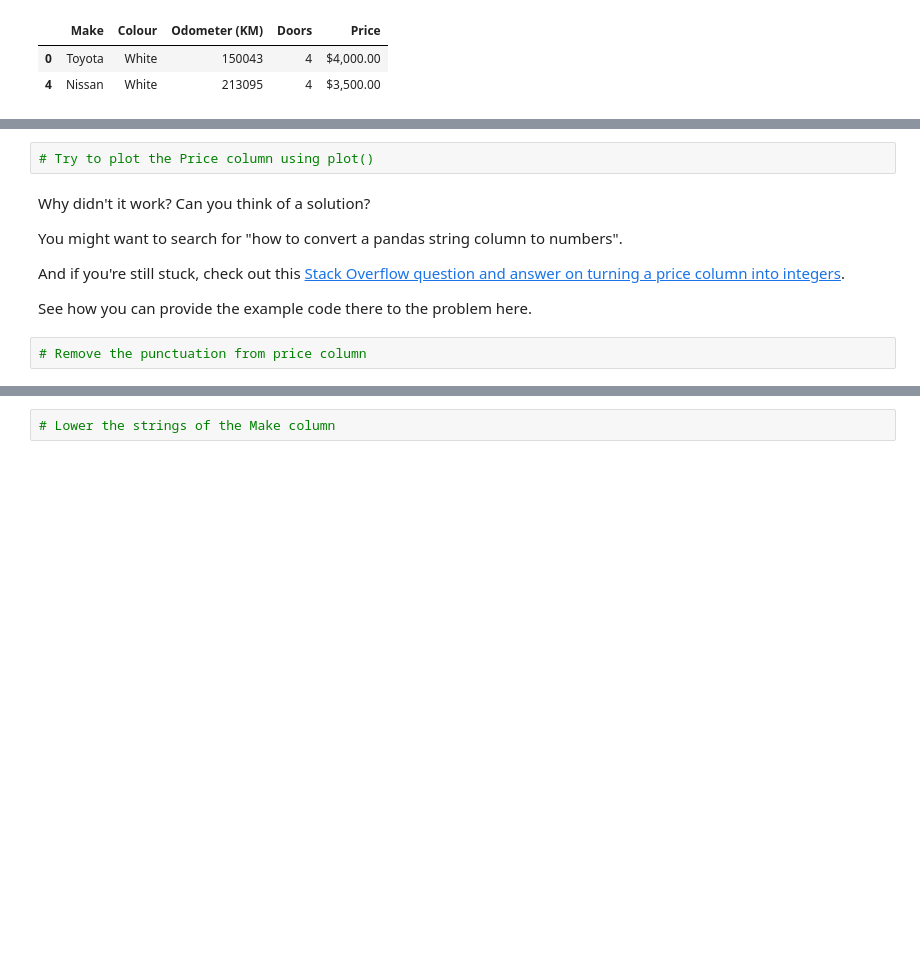
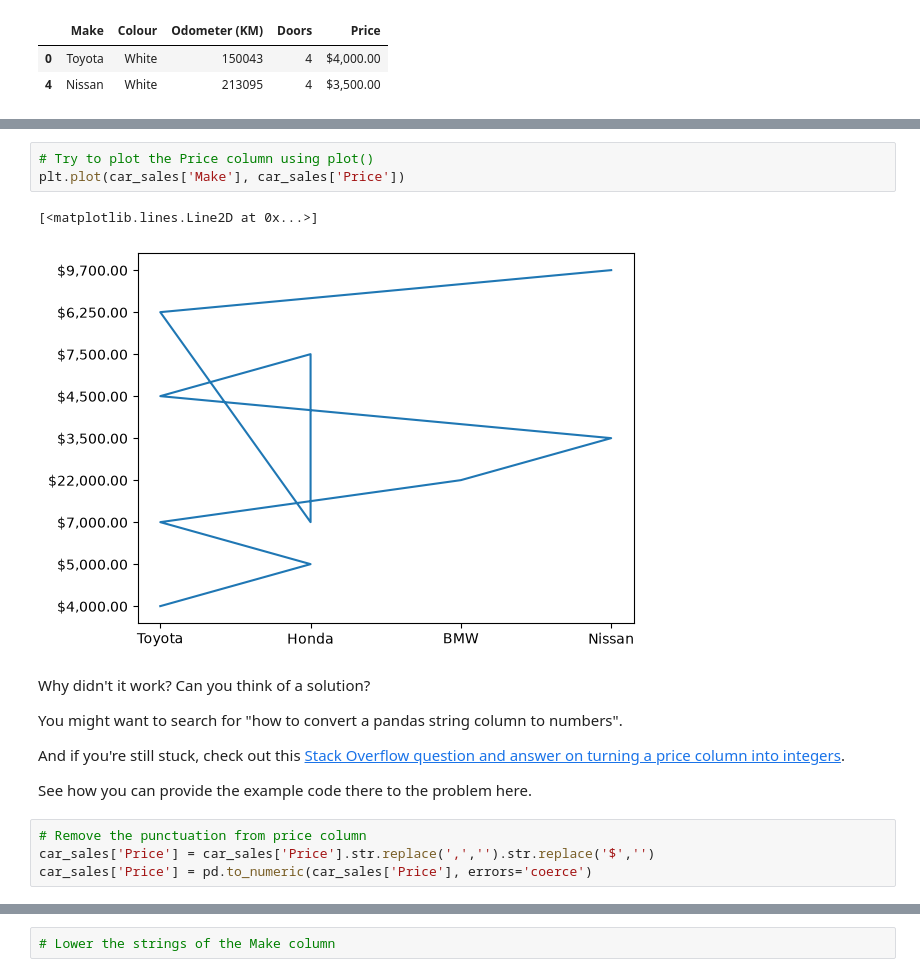
Before and after one commit to aaronoisin/ds2026, a Jupyter notebook: week1/python-practice/pandas-exercises.ipynb, the cells around one changed output, grey strips where cells are left out. Drawn from its saved outputs; the diff is of its cells as text; blank space fills up the shorter version.

```diff
--- a/week1/python-practice/pandas-exercises.ipynb
+++ b/week1/python-practice/pandas-exercises.ipynb
@@ -219,5 +256,9 @@ ValueError: Buffer has wrong number of dimensions (expected 1, got 2)
 # %%
 # Try to plot the Price column using plot()
+plt.plot(car_sales['Make'], car_sales['Price'])
+# %% [output]
+[<matplotlib.lines.Line2D at 0x...>]
+[figure, added]
 # %% [markdown]
 Why didn't it work? Can you think of a solution?
 
@@ -228,5 +269,7 @@ And if you're still stuck, check out this [Stack Overflow question and answer on
 See how you can provide the example code there to the problem here.
 # %%
 # Remove the punctuation from price column
+car_sales['Price'] = car_sales['Price'].str.replace(',','').str.replace('$','')
+car_sales['Price'] = pd.to_numeric(car_sales['Price'], errors='coerce')
 # %%
 # Check the changes to the price column
```
Also changed, not shown: parts of 15 cells of this notebook.
